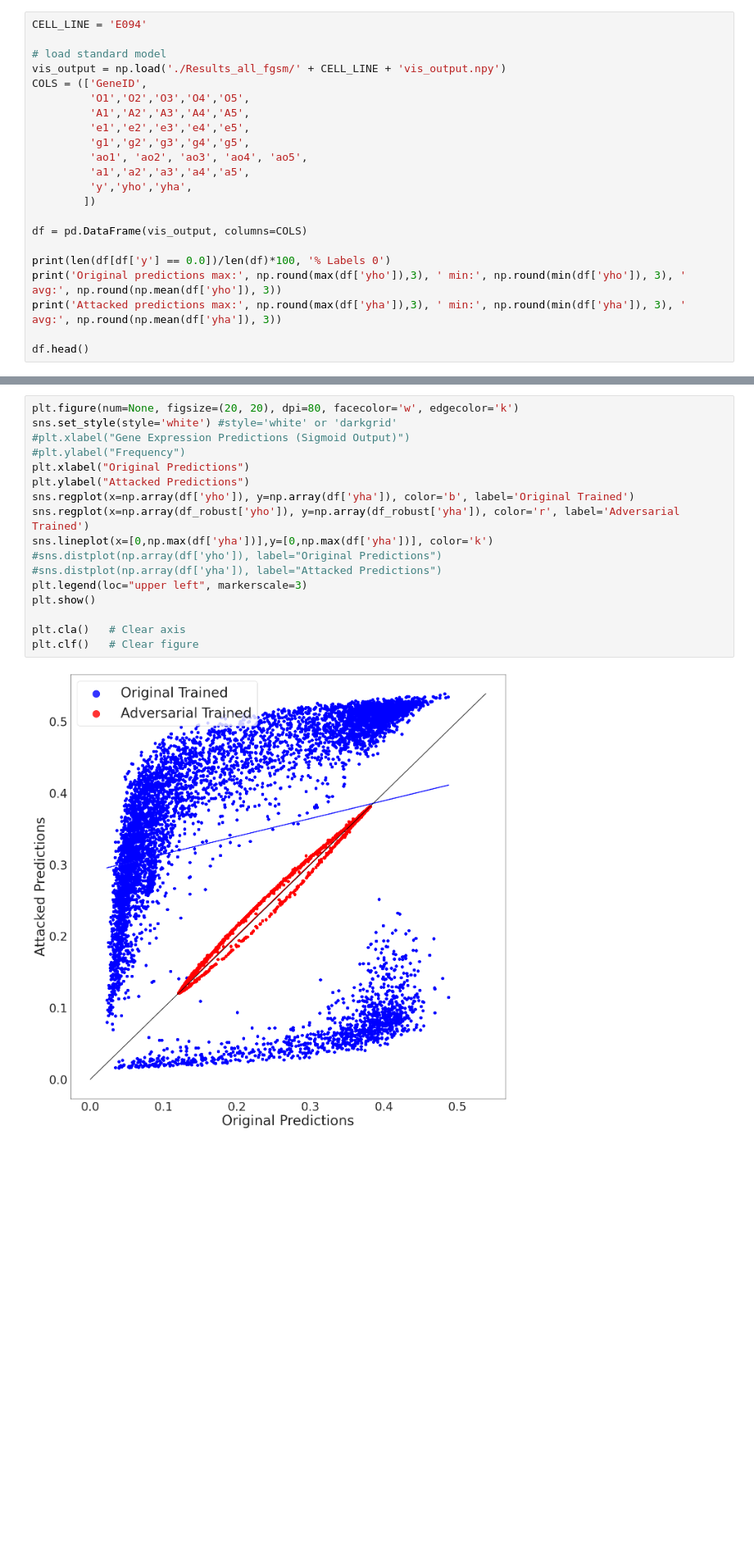
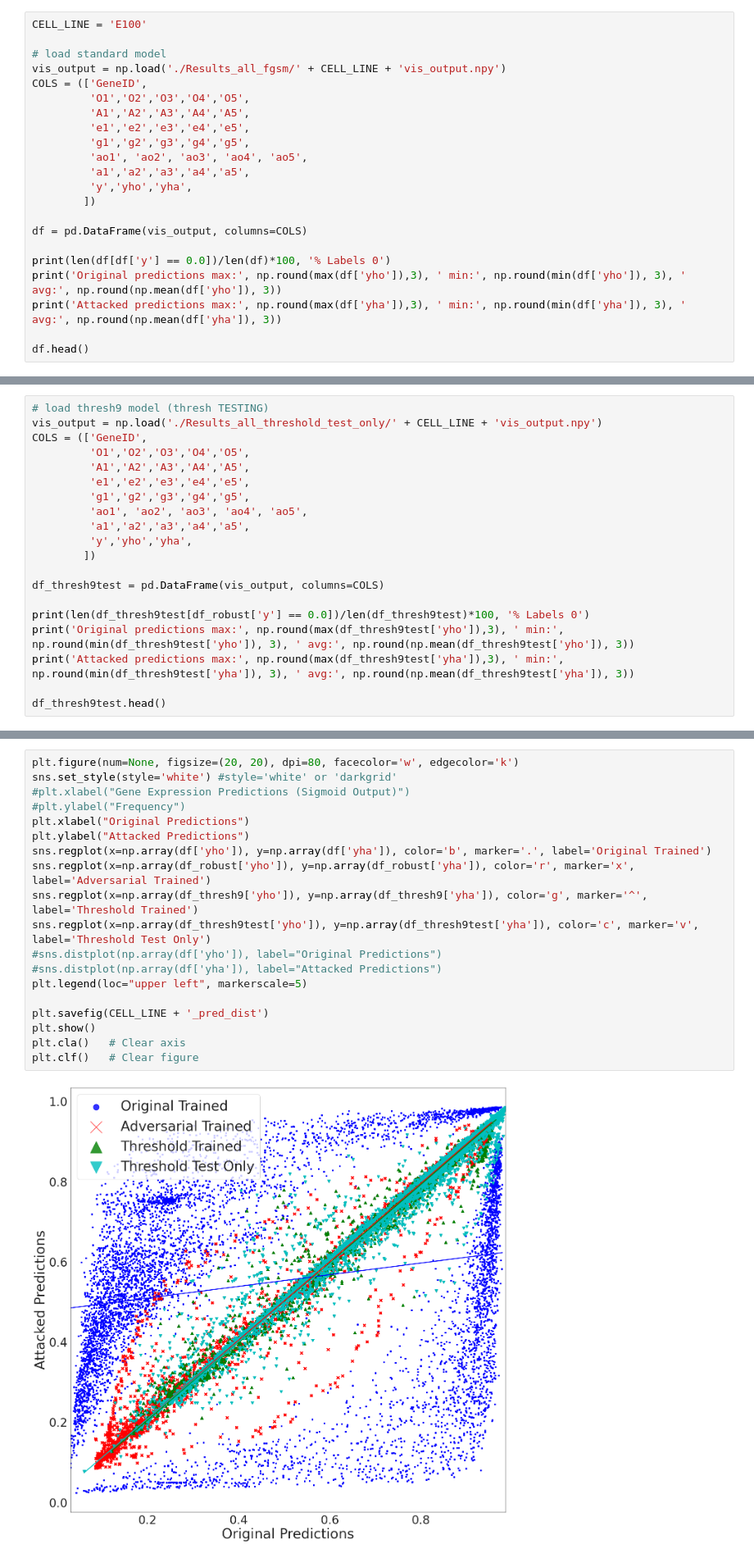
Before and after one commit to ivanjayapurna/adversarial_attack_attentivechrome, a Jupyter notebook: attack_visualisation.ipynb, the cells around one changed output, grey strips where cells are left out. Shown at 82% size. Saved outputs shown, nothing was run; the diff lists cells and outputs as text; blank space fills up the shorter version.

```diff
--- a/attack_visualisation.ipynb
+++ b/attack_visualisation.ipynb
@@ -25,7 +25,7 @@ plt.rc('figure', titlesize=BIGGER_SIZE)  # fontsize of the figure title
 ### Load saved data
 Load a dataframe where 100 consecutive rows are the same GeneID (TODO: convert from float to int) as there are 100 bins per histone modification (HM) per gene. The 5 "O" columns are the original input data, the "A" columns are the adversarially generated (+/- 1) inputs, the "e" columns are the steps taken (epsilon) for those columns (TODO: these don't show bins that are lower bounded @ 0, maybe we want to change this to show how many get lower bounded?), and finally the "g" column is the gradient for each bin.
 # %%
-CELL_LINE = 'E094'
+CELL_LINE = 'E100'
 
 # load standard model
 vis_output = np.load('./Results_all_fgsm/' + CELL_LINE + 'vis_output.npy')
@@ -90,0 +122,20 @@ Attacked predictions max: 0.381  min: 0.12  avg: 0.231
+# %%
+# load thresh9 model (thresh TESTING)
+vis_output = np.load('./Results_all_threshold_test_only/' + CELL_LINE + 'vis_output.npy')
+COLS = (['GeneID',
+         'O1','O2','O3','O4','O5',
+         'A1','A2','A3','A4','A5',
+         'e1','e2','e3','e4','e5',
+         'g1','g2','g3','g4','g5',
+         'ao1', 'ao2', 'ao3', 'ao4', 'ao5',
+         'a1','a2','a3','a4','a5',
+         'y','yho','yha',
+        ])
+
+df_thresh9test = pd.DataFrame(vis_output, columns=COLS)
+
+print(len(df_thresh9test[df_robust['y'] == 0.0])/len(df_thresh9test)*100, '% Labels 0')
+print('Original predictions max:', np.round(max(df_thresh9test['yho']),3), ' min:', np.round(min(df_thresh9test['yho']), 3), ' avg:', np.round(np.mean(df_thresh9test['yho']), 3))
+print('Attacked predictions max:', np.round(max(df_thresh9test['yha']),3), ' min:', np.round(min(df_thresh9test['yha']), 3), ' avg:', np.round(np.mean(df_thresh9test['yha']), 3))
+
+df_thresh9test.head()
@@ -91,22 +156,24 @@ Attacked predictions max: 0.381  min: 0.12  avg: 0.231
 # %%
 plt.figure(num=None, figsize=(20, 20), dpi=80, facecolor='w', edgecolor='k')
 sns.set_style(style='white') #style='white' or 'darkgrid'
 #plt.xlabel("Gene Expression Predictions (Sigmoid Output)")
 #plt.ylabel("Frequency")
 plt.xlabel("Original Predictions")
 plt.ylabel("Attacked Predictions")
-sns.regplot(x=np.array(df['yho']), y=np.array(df['yha']), color='b', label='Original Trained')
-sns.regplot(x=np.array(df_robust['yho']), y=np.array(df_robust['yha']), color='r', label='Adversarial Trained')
-sns.lineplot(x=[0,np.max(df['yha'])],y=[0,np.max(df['yha'])], color='k')
+sns.regplot(x=np.array(df['yho']), y=np.array(df['yha']), color='b', marker='.', label='Original Trained')
+sns.regplot(x=np.array(df_robust['yho']), y=np.array(df_robust['yha']), color='r', marker='x', label='Adversarial Trained')
+sns.regplot(x=np.array(df_thresh9['yho']), y=np.array(df_thresh9['yha']), color='g', marker='^', label='Threshold Trained')
+sns.regplot(x=np.array(df_thresh9test['yho']), y=np.array(df_thresh9test['yha']), color='c', marker='v', label='Threshold Test Only')
 #sns.distplot(np.array(df['yho']), label="Original Predictions")
 #sns.distplot(np.array(df['yha']), label="Attacked Predictions")
-plt.legend(loc="upper left", markerscale=3)
+plt.legend(loc="upper left", markerscale=5)
+
+plt.savefig(CELL_LINE + '_pred_dist')
 plt.show()
-
 plt.cla()   # Clear axis
 plt.clf()   # Clear figure
 # %% [output]
-[figure, old version]
+[figure, new version]
 <Figure size 432x288 with 0 Axes>
 # %% [markdown]
 Let's find the points with the most extreme and least extreme prediction changes in both directions.
```
Also changed, not shown: parts of 19 cells of this notebook, 3 other files.
